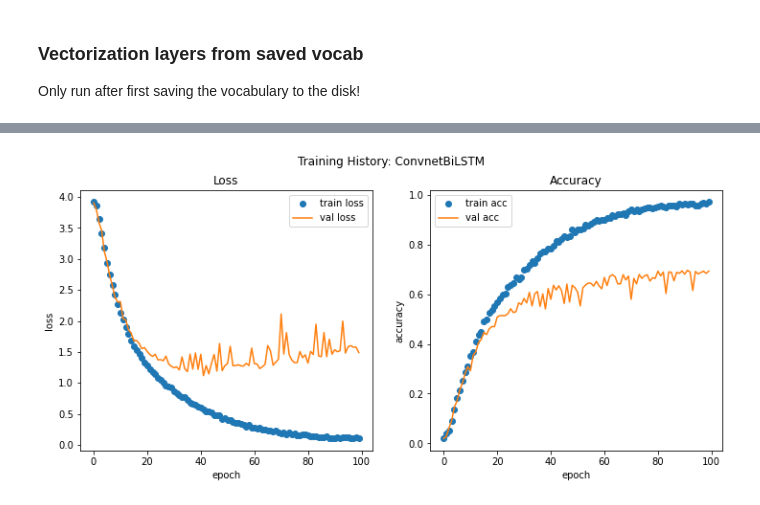
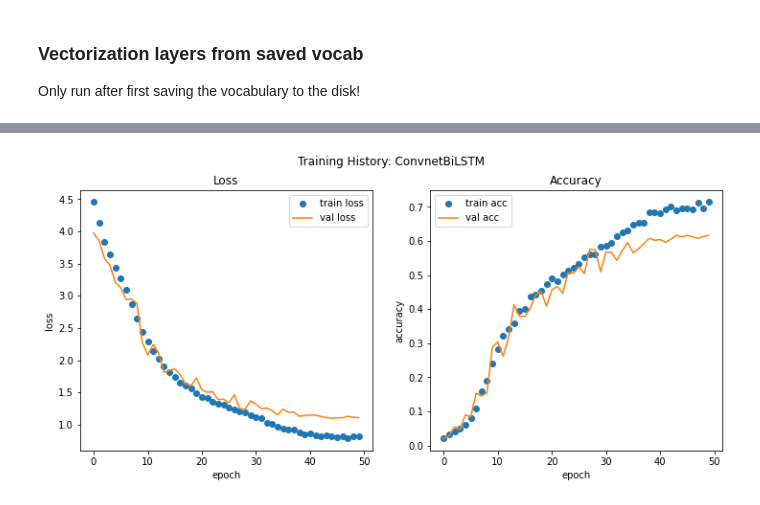
Before and after one commit to ashudva/KED, a Jupyter notebook: _notebooks/2021-4-27-ConvnetBiLSTM-C50.ipynb, the cells around one changed output, grey strips where cells are left out. Drawn from its saved outputs; the diff is of its cells as text; code cells hidden in the pictures.

Commit message:
Update ConvnetBiLSTM-C50

```diff
--- a/_notebooks/2021-4-27-ConvnetBiLSTM-C50.ipynb
+++ b/_notebooks/2021-4-27-ConvnetBiLSTM-C50.ipynb
@@ -358,17 +467,50 @@ lstm_model.summary()
 # %%
-from keras.optimizers import RMSprop
+# from keras.optimizers import RMSprop
 
-optim = RMSprop(lr=1e-4)
+K.clear_session()
+# optim = RMSprop(lr=1e-2)
 
+################# Configure Callbacks #################
+# Early Stopping
+es = cb.EarlyStopping(
+    monitor='val_loss',
+    min_delta=5e-4,
+    patience=5,
+    verbose=1,
+    mode='auto',
+    restore_best_weights=True
+)
+
+# ReduceLROnPlateau
+reduce_lr = cb.ReduceLROnPlateau(
+    monitor='val_loss',
+    factor=0.4,
+    patience=3,
+    verbose=1,
+    mode='auto',
+    min_delta=5e-3,
+    min_lr=1e-6
+)
+
+# Tensorboard
+tb = cb.TensorBoard(
+    log_dir="./logs",
+    write_graph=True,
+)
+
+
+################# Model Training #################
 lstm_model.compile(
     loss='CategoricalCrossentropy',
-    optimizer=optim,
+    optimizer='adam',
     metrics=['acc']
 )
+
 lstm_history = lstm_model.fit(
     train_ds,
     validation_data=val_ds,
-    epochs=100
+    epochs=100,
+    callbacks=[es, reduce_lr, tb]
 )
 
 lstm_model.save('models/base.h5')
@@ -380,7 +540,8 @@ lstm_model.evaluate(test_ds)
 # Plot training history
 plot_history(
     lstm_history,
-    model_name="ConvnetBiLSTM"
+    model_name="ConvnetBiLSTM",
+    save_path=Path('plots/base.jpg')
 )
 # %% [output]
 Model evaluation on test dataset
@@ -388 +549 @@ Model evaluation on test dataset
-[figure, old version]
+[figure, new version]
```
Also changed, not shown: parts of 29 cells of this notebook, 2 other files.
